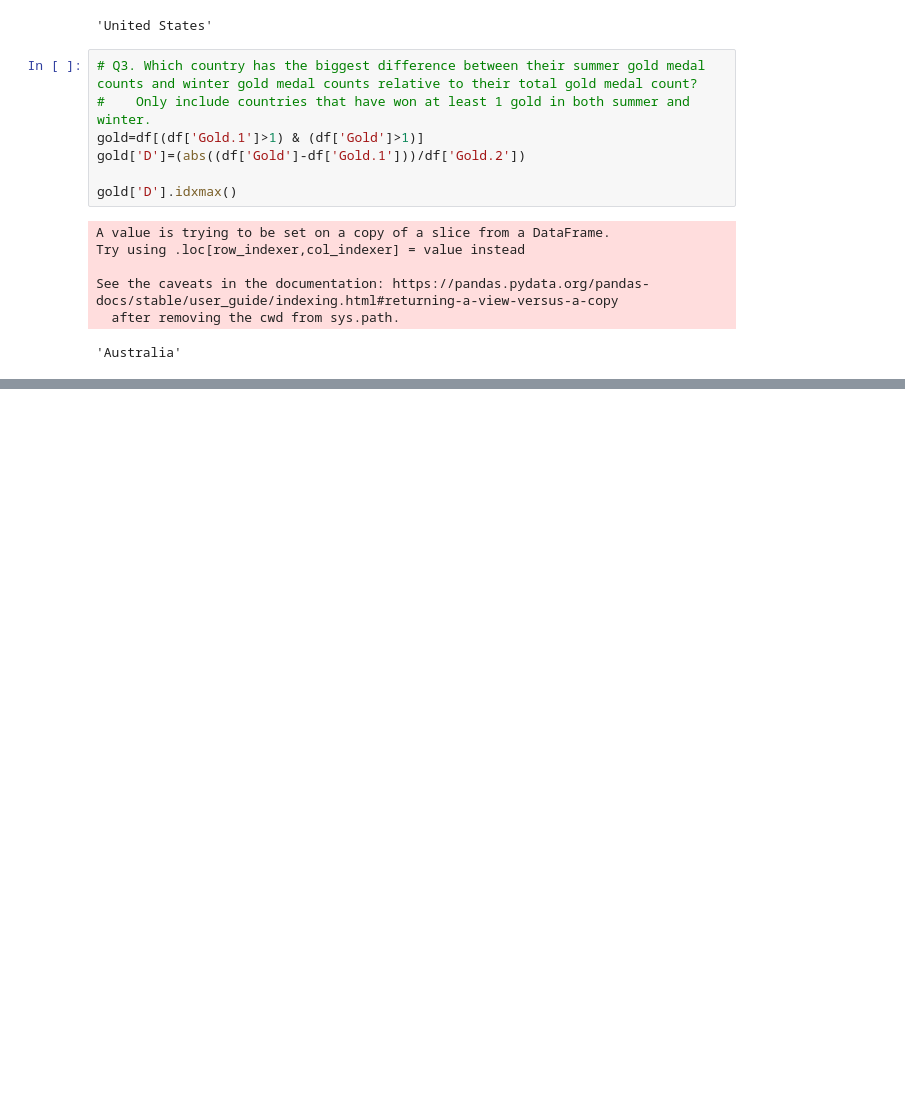
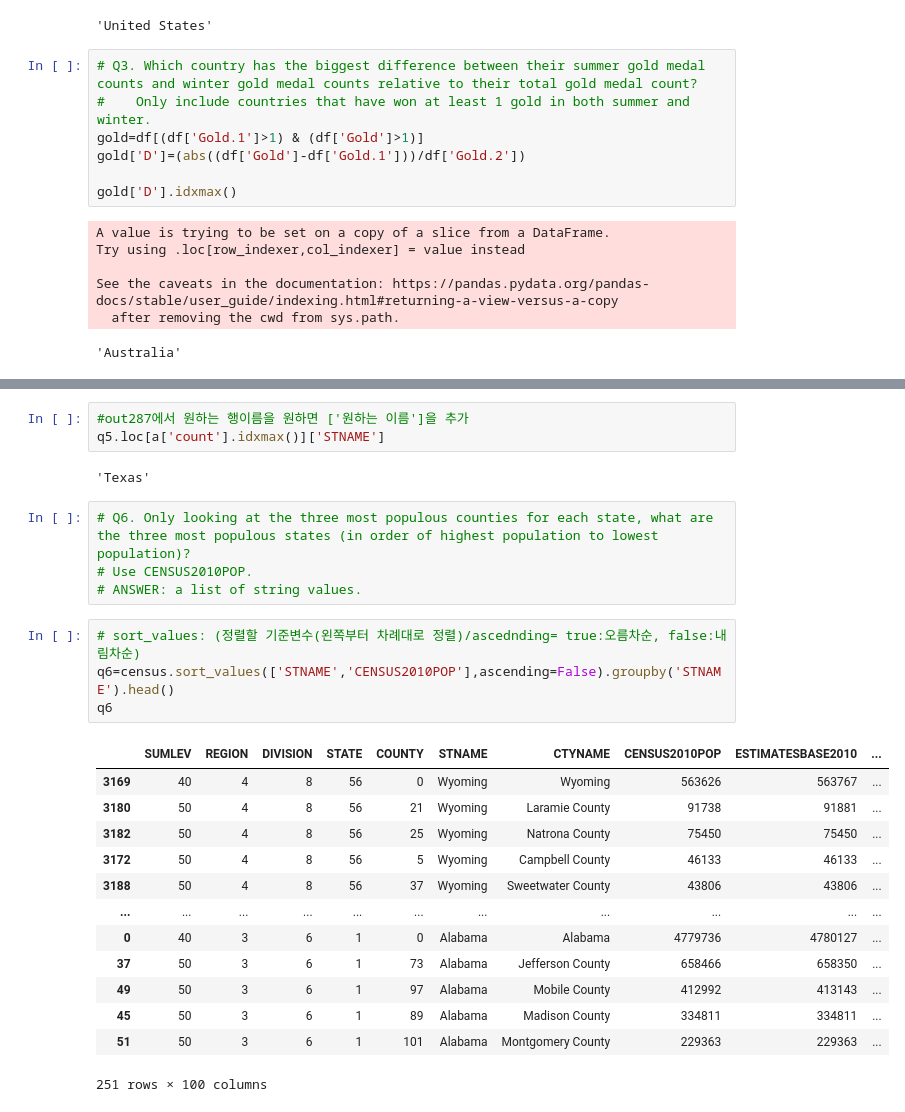
Before and after one commit to YHWOO13/Open-Course, a Jupyter notebook: UMICH-Introduction to Data Science in Python/ASSIGNMENT 2.ipynb, the cells around one changed output, grey strips where cells are left out. Saved outputs shown, nothing was run; the diff lists cells and outputs as text; blank space fills up the shorter version.

```diff
--- a/UMICH-Introduction to Data Science in Python/ASSIGNMENT 2.ipynb
+++ b/UMICH-Introduction to Data Science in Python/ASSIGNMENT 2.ipynb
@@ -95,0 +190,27 @@ See the caveats in the documentation: https://pandas.pydata.org/pandas-docs/stab
+# %%
+#out287에서 원하는 행이름을 원하면 ['원하는 이름']을 추가
+q5.loc[a['count'].idxmax()]['STNAME']
+# %% [output]
+'Texas'
+# %%
+# Q6. Only looking at the three most populous counties for each state, what are the three most populous states (in order of highest population to lowest population)?
+# Use CENSUS2010POP.
+# ANSWER: a list of string values.
+# %%
+# sort_values: (정렬할 기준변수(왼쪽부터 차례대로 정렬)/ascednding= true:오름차순, false:내림차순)
+q6=census.sort_values(['STNAME','CENSUS2010POP'],ascending=False).groupby('STNAME').head()
+q6
+# %% [output]
+|  | SUMLEV | REGION | DIVISION | STATE | COUNTY | STNAME | CTYNAME | CENSUS2010POP | ESTIMATESBASE2010 | ... |
+| 3169 | 40 | 4 | 8 | 56 | 0 | Wyoming | Wyoming | 563626 | 563767 | ... |
+| 3180 | 50 | 4 | 8 | 56 | 21 | Wyoming | Laramie County | 91738 | 91881 | ... |
+| 3182 | 50 | 4 | 8 | 56 | 25 | Wyoming | Natrona County | 75450 | 75450 | ... |
+| 3172 | 50 | 4 | 8 | 56 | 5 | Wyoming | Campbell County | 46133 | 46133 | ... |
+| 3188 | 50 | 4 | 8 | 56 | 37 | Wyoming | Sweetwater County | 43806 | 43806 | ... |
+| ... | ... | ... | ... | ... | ... | ... | ... | ... | ... | ... |
+| 0 | 40 | 3 | 6 | 1 | 0 | Alabama | Alabama | 4779736 | 4780127 | ... |
+| 37 | 50 | 3 | 6 | 1 | 73 | Alabama | Jefferson County | 658466 | 658350 | ... |
+| 49 | 50 | 3 | 6 | 1 | 97 | Alabama | Mobile County | 412992 | 413143 | ... |
+| 45 | 50 | 3 | 6 | 1 | 89 | Alabama | Madison County | 334811 | 334811 | ... |
+| 51 | 50 | 3 | 6 | 1 | 101 | Alabama | Montgomery County | 229363 | 229363 | ... |
+251 rows × 100 columns
```
Also changed, not shown: parts of 17 cells of this notebook.
